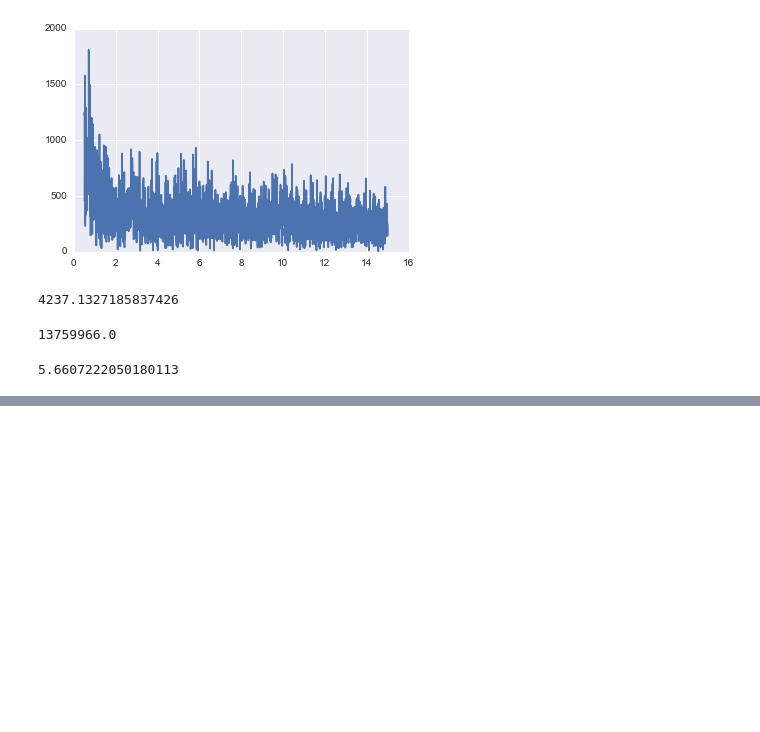
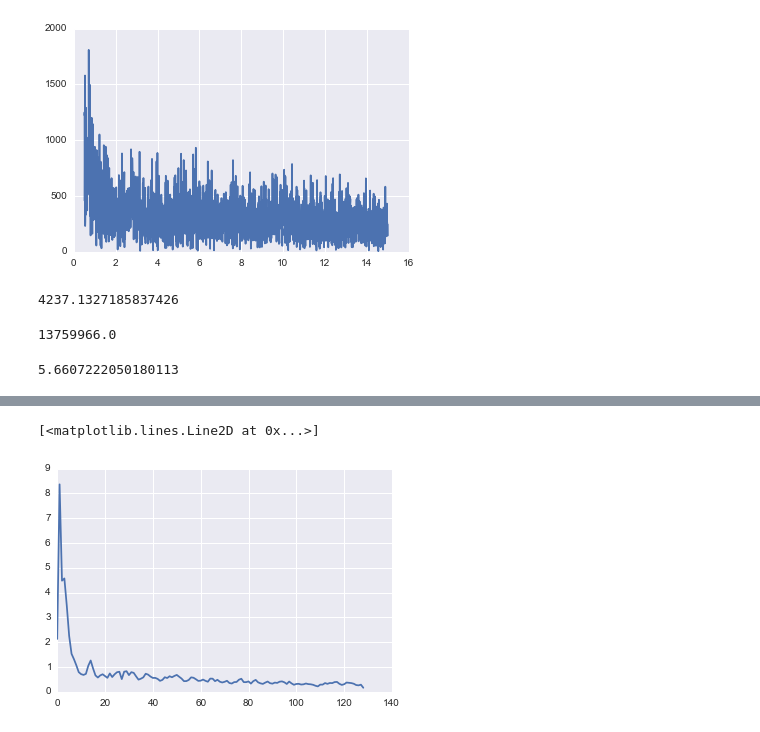
Before and after one commit to sepehr125/activity-recognition, a Jupyter notebook: notebooks/Modeling-RF.ipynb, the cells around one changed output, grey strips where cells are left out. Cells and saved outputs as stored; diff of their text form; code cells hidden in the pictures; blank space fills up the shorter version.

```diff
--- a/notebooks/Modeling-RF.ipynb
+++ b/notebooks/Modeling-RF.ipynb
@@ -325,0 +334,5 @@ fourier.min()
+# %%
+plt.plot(power_density)
+# %% [output]
+[<matplotlib.lines.Line2D at 0x...>]
+[figure, added]
```
Also changed, not shown: parts of 4 cells of this notebook, 4 other files.
